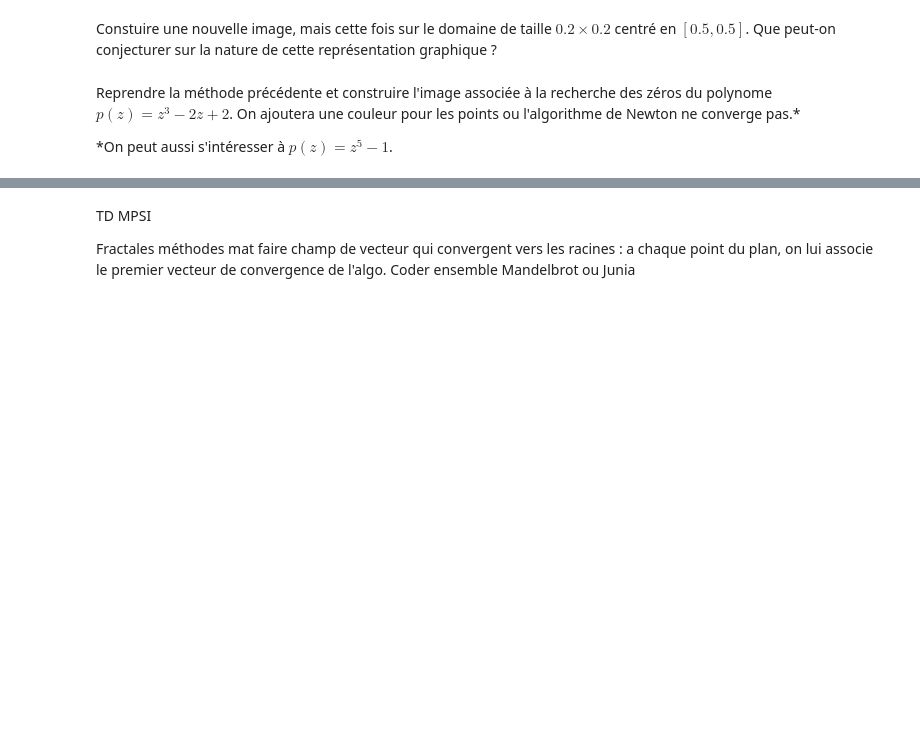
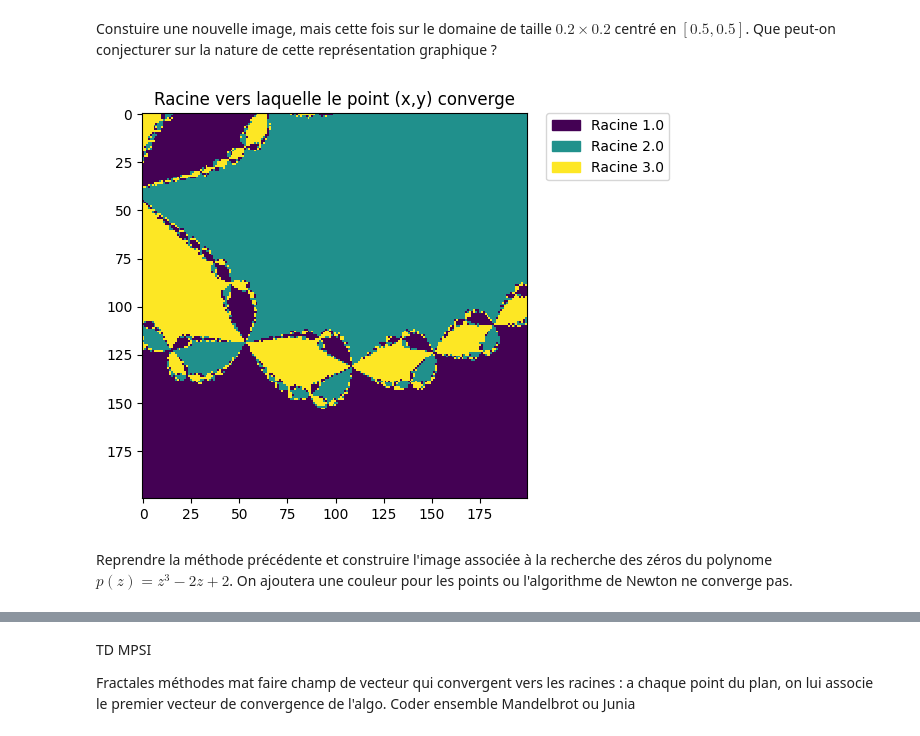
Before and after one commit to arthurmath/Newton_Fractales, a Jupyter notebook: Fractales_Newton.ipynb, the cells around one changed output, grey strips where cells are left out. Drawn from its saved outputs; the diff is of its cells as text; code cells hidden in the pictures; blank space fills up the shorter version.

```diff
--- a/Fractales_Newton.ipynb
+++ b/Fractales_Newton.ipynb
@@ -220,7 +219,7 @@ for i in range(len(X)):
 
         #Calcul solution
         x0 = [X[i],Y[j]]
-        Xnewt, Ynewt, it = newton2d(x0, tol, max_iter)
+        Xnewt, Ynewt, it = newton2d(F, DF, x0, tol, max_iter)
         z = Xnewt[-1] + 1j*Ynewt[-1]
 
         #Classification des points de convergences
@@ -253,7 +252,7 @@ import matplotlib.patches as mpatches
 
 tol = 1e-15
 max_iter = 500
-n = 10000
+n = 3000
 h = 3/n
 X = np.arange(0.4, 0.6, h)
 Y = np.arange(0.4, 0.6, h)
@@ -264,40 +263,41 @@ Iter = np.zeros((len(X),len(Y)))
 for i in range(len(X)):
     for j in range(len(Y)):
         x0 = [X[i],Y[j]]
-        Xnewt, Ynewt, it = newton2d(x0, tol, max_iter)
+        Xnewt, Ynewt, it = newton2d(F, DF, x0, tol, max_iter)
 
         z = Xnewt[-1] + 1j*Ynewt[-1]
         racine = [np.exp(i*2j*np.pi/3) for i in range(3)]
 
         if np.allclose(z, racine[0], atol=1e-2) :
             K[i,j] = 1
         elif np.allclose(z, racine[1], atol=1e-2):
             K[i,j] = 2
         elif np.allclose(z, racine[2], atol=1e-2) :
             K[i,j] = 3
 
         Iter[i,j] = it
 
 
 fig, ax = plt.subplots(figsize=(5,5))
 ax.imshow(K)
 
-###Tracé de la légende###
+## Tracé de la légende
 im = plt.imshow(K, interpolation='none')
 values = np.unique(K.ravel())
 # get the colors of the values, according to the colormap used by imshow
 colors = [im.cmap(im.norm(value)) for value in values]
 # create a patch (proxy artist) for every color
 patches = [mpatches.Patch(color=colors[i], label="Racine {l}".format(l=values[i]) ) for i in range(len(values)) ]
 # put those patched as legend-handles into the legend
 plt.legend(handles=patches, bbox_to_anchor=(1.05, 1), loc=2, borderaxespad=0. )
 
 plt.title('Racine vers laquelle le point (x,y) converge')
 plt.show()
+# %% [output]
+[figure, added]
 # %% [markdown]
-Reprendre la méthode précédente et construire l'image associée à la recherche des zéros du polynome $p(z) = z^3 - 2z + 2$. On ajoutera une couleur pour les points ou l'algorithme de Newton ne converge pas.*
-
-*On peut aussi s'intéresser à $p(z) = z^5-1$.
+Reprendre la méthode précédente et construire l'image associée à la recherche des zéros du polynome $p(z) = z^3 - 2z + 2$.
+On ajoutera une couleur pour les points ou l'algorithme de Newton ne converge pas.
 # %%
 import matplotlib.pyplot as plt
 import matplotlib.patches as mpatches
```
Also changed, not shown: parts of 8 cells of this notebook.
